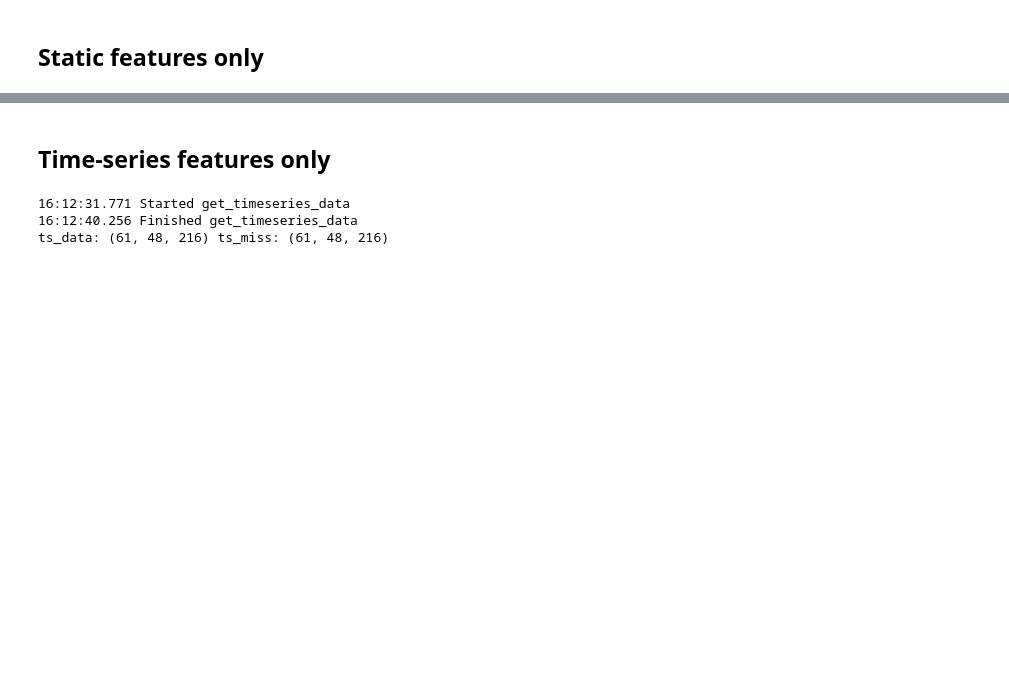
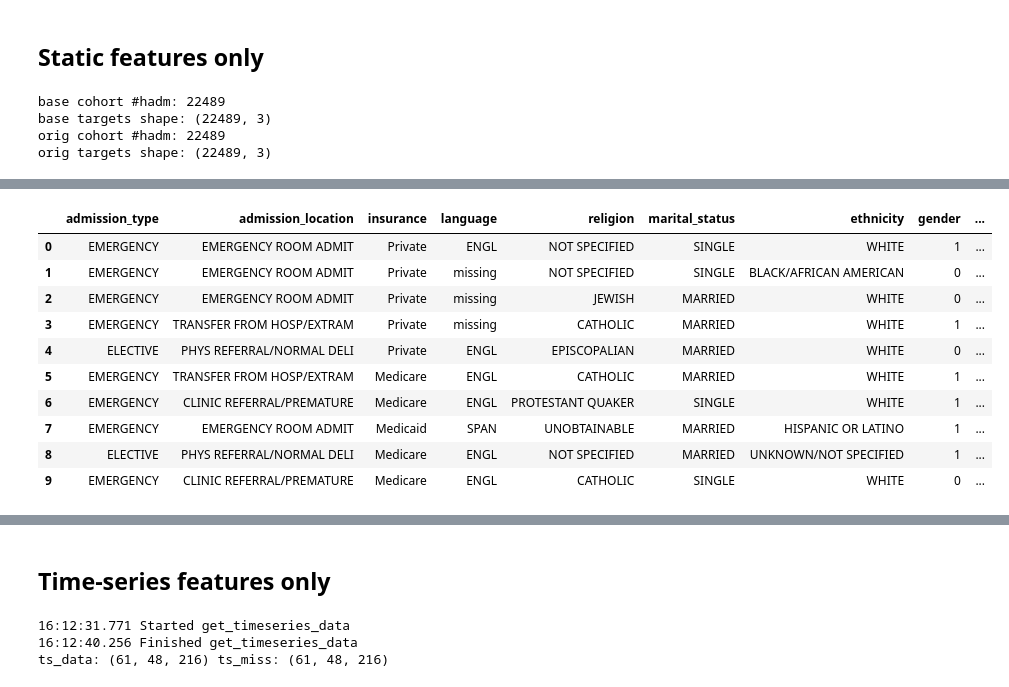
Before and after one commit to alonbebchuk/mlhc_project, a Jupyter notebook: src/test_criteria.ipynb, the cells around one changed output, grey strips where cells are left out. Saved outputs shown, nothing was run; the diff lists cells and outputs as text; code cells hidden in the pictures; blank space fills up the shorter version.

```diff
--- a/src/test_criteria.ipynb
+++ b/src/test_criteria.ipynb
@@ -364,2 +349,37 @@ lab["combo"].value_counts(normalize=True).rename("freq").to_frame()
 # %% [markdown]
 ## Static features only
+# %%
+from data_processing.static_data import (
+    STATIC_SQL,                      # the query under test
+    CATEGORICAL_COLUMNS, NUMERIC_COLUMNS, NUMERIC_COLUMNS_WITH_MISSING,
+    BINARY_COLUMNS, STATIC_COLUMNS,
+    HEIGHT_IN_ITEMIDS, HEIGHT_CM_ITEMIDS, WEIGHT_KG_ITEMIDS, WEIGHT_LB_ITEMIDS, WEIGHT_OZ_ITEMIDS,
+    VASOPRESSOR_CV_ITEMIDS, VASOPRESSOR_MV_ITEMIDS,
+    VENTILATION_PROCEDURE_ITEMIDS, VENTILATION_CHART_ITEMIDS,
+    RRT_PROCEDURE_ITEMIDS, RRT_CHART_ITEMIDS,
+    SEDATION_CV_ITEMIDS, SEDATION_MV_ITEMIDS,
+    WINDOW_HOURS, IN_TO_CM_FACTOR, LB_TO_KG_FACTOR, ANTIBIOTIC_REGEX
+)
+from data_processing.static_data import get_static_data  # original function
+
+base_hadm_ids = gt["hadm_id"].tolist()
+base_targets = gt_targets[["mortality_event","los_event","readmission_event"]]
+print("base cohort #hadm:", len(base_hadm_ids))
+print("base targets shape:", base_targets.shape)
+print("orig cohort #hadm:", len(hadm_ids_orig))
+print("orig targets shape:", targets_orig.shape)
+# %% [output]
+base cohort #hadm: 22489
+base targets shape: (22489, 3)
+orig cohort #hadm: 22489
+orig targets shape: (22489, 3)
+# %%
+from data_processing.static_data import get_static_data, STATIC_COLUMNS
+
+static_raw = get_static_data(con, hadm_ids)
+print("static_raw shape:", static_raw.shape)
+
+# peek as DataFrame with original column ordering
+# from yourpkg.static_data import STATIC_COLUMNS
+pd.DataFrame(static_raw, columns=STATIC_COLUMNS).head(10)
+# %% [output]
@@ -365,0 +389,11 @@ lab["combo"].value_counts(normalize=True).rename("freq").to_frame()
+|  | admission_type | admission_location | insurance | language | religion | marital_status | ethnicity | gender | ... |
+| 0 | EMERGENCY | EMERGENCY ROOM ADMIT | Private | ENGL | NOT SPECIFIED | SINGLE | WHITE | 1 | ... |
+| 1 | EMERGENCY | EMERGENCY ROOM ADMIT | Private | missing | NOT SPECIFIED | SINGLE | BLACK/AFRICAN AMERICAN | 0 | ... |
+| 2 | EMERGENCY | EMERGENCY ROOM ADMIT | Private | missing | JEWISH | MARRIED | WHITE | 0 | ... |
+| 3 | EMERGENCY | TRANSFER FROM HOSP/EXTRAM | Private | missing | CATHOLIC | MARRIED | WHITE | 1 | ... |
+| 4 | ELECTIVE | PHYS REFERRAL/NORMAL DELI | Private | ENGL | EPISCOPALIAN | MARRIED | WHITE | 0 | ... |
+| 5 | EMERGENCY | TRANSFER FROM HOSP/EXTRAM | Medicare | ENGL | CATHOLIC | MARRIED | WHITE | 1 | ... |
+| 6 | EMERGENCY | CLINIC REFERRAL/PREMATURE | Medicare | ENGL | PROTESTANT QUAKER | SINGLE | WHITE | 1 | ... |
+| 7 | EMERGENCY | EMERGENCY ROOM ADMIT | Medicaid | SPAN | UNOBTAINABLE | MARRIED | HISPANIC OR LATINO | 1 | ... |
+| 8 | ELECTIVE | PHYS REFERRAL/NORMAL DELI | Medicare | ENGL | NOT SPECIFIED | MARRIED | UNKNOWN/NOT SPECIFIED | 1 | ... |
+| 9 | EMERGENCY | CLINIC REFERRAL/PREMATURE | Medicare | ENGL | CATHOLIC | SINGLE | WHITE | 0 | ... |
```
Also changed, not shown: parts of 13 cells of this notebook, 2 other files.
